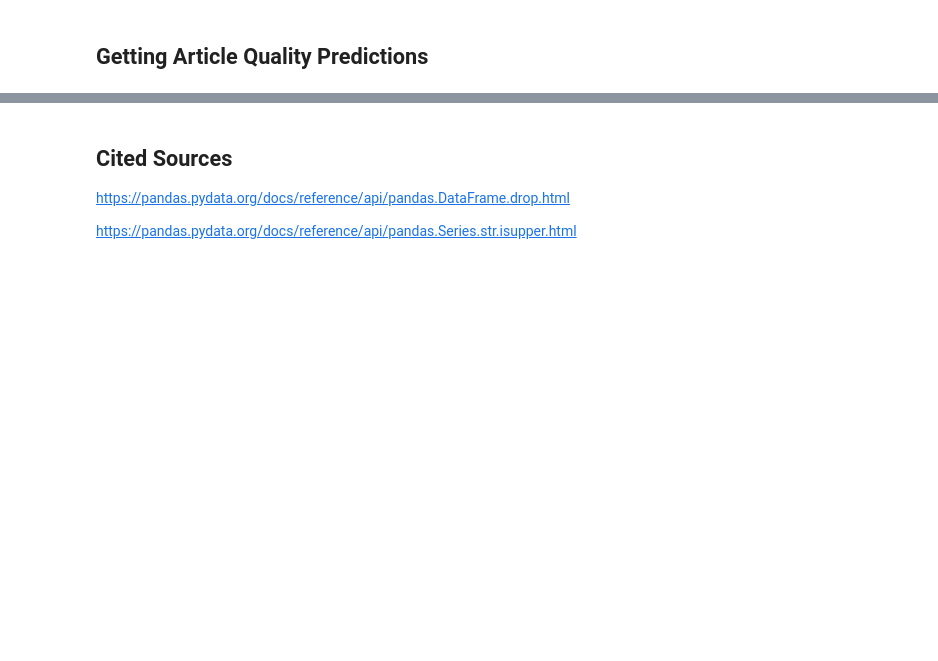
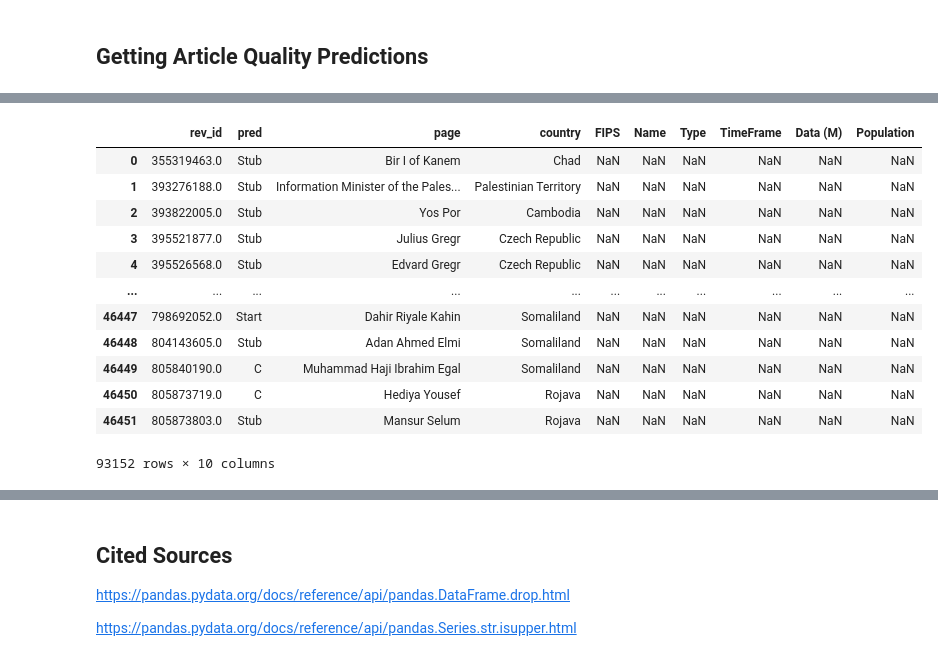
Before and after one commit to aaliyahfiala42/data-512-a2, a Jupyter notebook: hcds-a2-bias.ipynb, the cells around one changed output, grey strips where cells are left out. Saved outputs shown, nothing was run; the diff lists cells and outputs as text; code cells hidden in the pictures; blank space fills up the shorter version.

```diff
--- a/hcds-a2-bias.ipynb
+++ b/hcds-a2-bias.ipynb
@@ -143,0 +429,26 @@ You have two options for getting data from the ORES:
+# %%
+#get list of rows not merges
+no_merged_revs = pd.merge(predictions, wiki_country_politician, how = 'outer', on = 'rev_id')
+# %%
+#get list of rows not merges
+no_merged_pop = pd.merge(country_population, merged_revs, how = 'outer', left_on = 'Name', right_on = 'country')
+# %%
+#merge lists of no merges
+no_match = pd.concat([no_merged_revs, no_merged_pop], axis = 0)
+# %%
+#list of no matches because pred was null, or population was null, or page was null
+no_match
+# %% [output]
+|  | rev_id | pred | page | country | FIPS | Name | Type | TimeFrame | Data (M) | Population |
+| 0 | 355319463.0 | Stub | Bir I of Kanem | Chad | NaN | NaN | NaN | NaN | NaN | NaN |
+| 1 | 393276188.0 | Stub | Information Minister of the Pales... | Palestinian Territory | NaN | NaN | NaN | NaN | NaN | NaN |
+| 2 | 393822005.0 | Stub | Yos Por | Cambodia | NaN | NaN | NaN | NaN | NaN | NaN |
+| 3 | 395521877.0 | Stub | Julius Gregr | Czech Republic | NaN | NaN | NaN | NaN | NaN | NaN |
+| 4 | 395526568.0 | Stub | Edvard Gregr | Czech Republic | NaN | NaN | NaN | NaN | NaN | NaN |
+| ... | ... | ... | ... | ... | ... | ... | ... | ... | ... | ... |
+| 46447 | 798692052.0 | Start | Dahir Riyale Kahin | Somaliland | NaN | NaN | NaN | NaN | NaN | NaN |
+| 46448 | 804143605.0 | Stub | Adan Ahmed Elmi | Somaliland | NaN | NaN | NaN | NaN | NaN | NaN |
+| 46449 | 805840190.0 | C | Muhammad Haji Ibrahim Egal | Somaliland | NaN | NaN | NaN | NaN | NaN | NaN |
+| 46450 | 805873719.0 | C | Hediya Yousef | Rojava | NaN | NaN | NaN | NaN | NaN | NaN |
+| 46451 | 805873803.0 | Stub | Mansur Selum | Rojava | NaN | NaN | NaN | NaN | NaN | NaN |
+93152 rows × 10 columns
```
Also changed, not shown: parts of 45 cells of this notebook.
